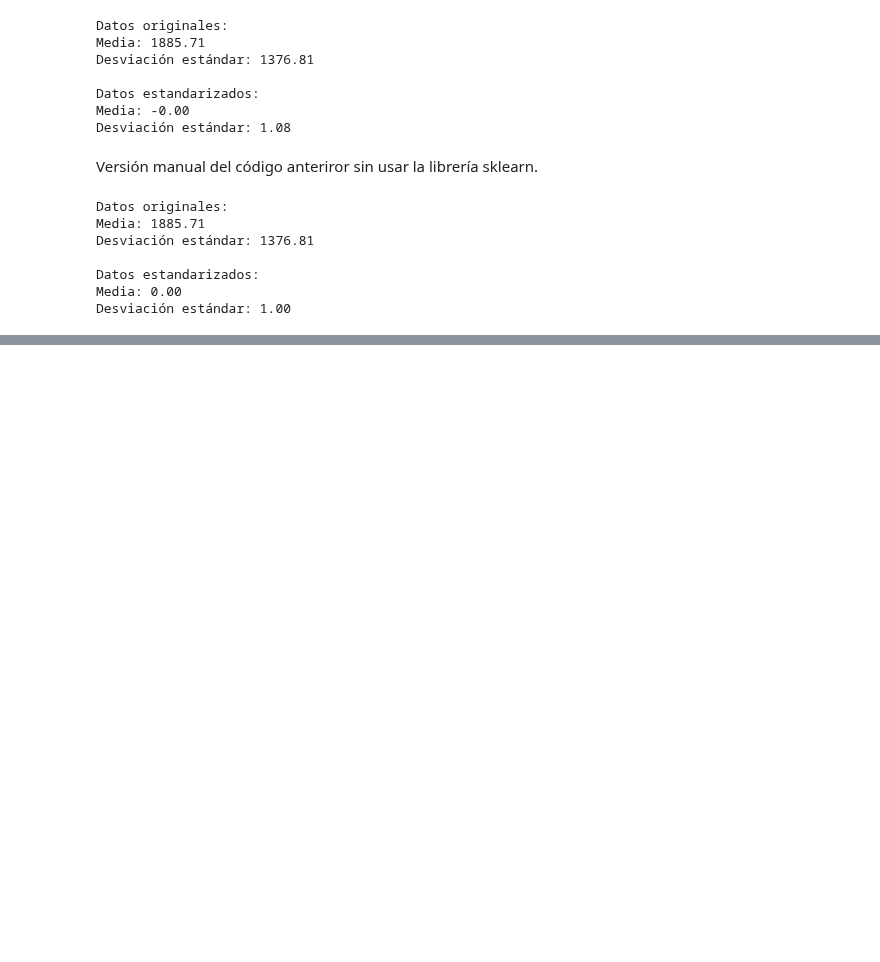
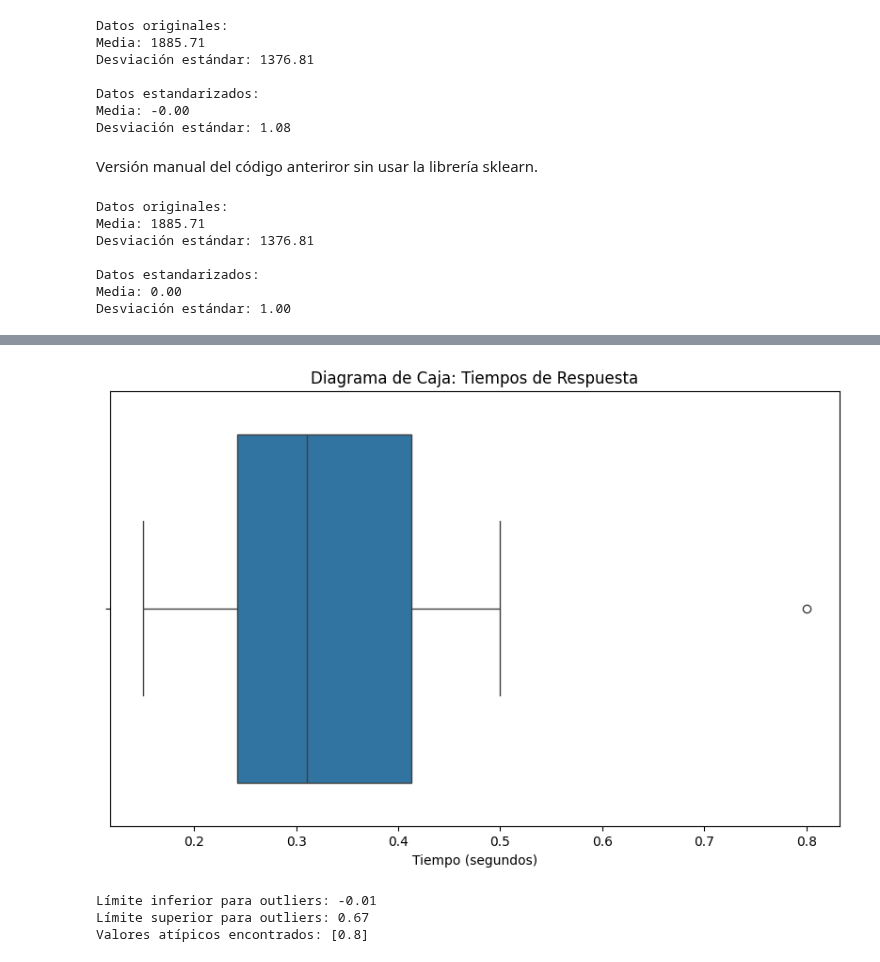
Before and after one commit to financieras/math_for_ai, a Jupyter notebook: 410_estadistica_descriptiva.ipynb, the cells around one changed output, grey strips where cells are left out. Cells and saved outputs as stored; diff of their text form; code cells hidden in the pictures; blank space fills up the shorter version.

```diff
--- a/410_estadistica_descriptiva.ipynb
+++ b/410_estadistica_descriptiva.ipynb
@@ -541,0 +559,19 @@ Desviación estándar: 1.00
+# %%
+import numpy as np
+import pandas as pd
+import seaborn as sns
+import matplotlib.pyplot as plt
+
+# Datos de ejemplo: tiempos de respuesta (en segundos) de una API
+tiempos = [0.2, 0.3, 0.25, 0.4, 0.35, 0.28, 0.32, 0.45, 0.5, 0.22, 0.8, 0.15]
+
+# Calcular cuartiles
+Q1 = np.percentile(tiempos, 25)
+Q2 = np.percentile(tiempos, 50)
+Q3 = np.percentile(tiempos, 75)
+IQR = Q3 - Q1
+
+print(f"Primer cuartil (Q1): {Q1:.2f}")
+print(f"Segundo cuartil (Q2) - Mediana: {Q2:.2f}")
+print(f"Tercer cuartil (Q3): {Q3:.2f}")
+print(f"Rango Intercuartílico (IQR): {IQR:.2f}")
@@ -541,0 +622,21 @@ Desviación estándar: 1.00
+# %%
+# Crear diagrama de caja
+plt.figure(figsize=(10, 6))
+sns.boxplot(x=tiempos)
+plt.title('Diagrama de Caja: Tiempos de Respuesta')
+plt.xlabel('Tiempo (segundos)')
+plt.show()
+
+# Calcular límites para valores atípicos
+limite_superior = Q3 + 1.5 * IQR
+limite_inferior = Q1 - 1.5 * IQR
+
+outliers = [x for x in tiempos if x > limite_superior or x < limite_inferior]
+print(f"\nLímite inferior para outliers: {limite_inferior:.2f}")
+print(f"Límite superior para outliers: {limite_superior:.2f}")
+print(f"Valores atípicos encontrados: {outliers}")
+# %% [output]
+[figure, added]
+Límite inferior para outliers: -0.01
+Límite superior para outliers: 0.67
+Valores atípicos encontrados: [0.8]
```
Also changed, not shown: parts of 8 cells of this notebook.
